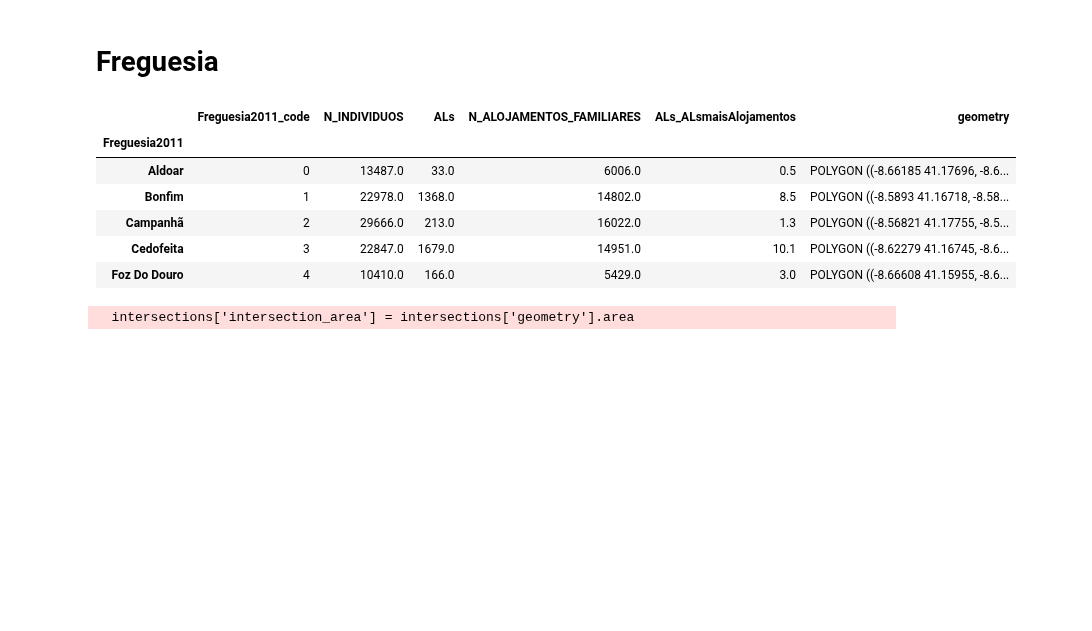
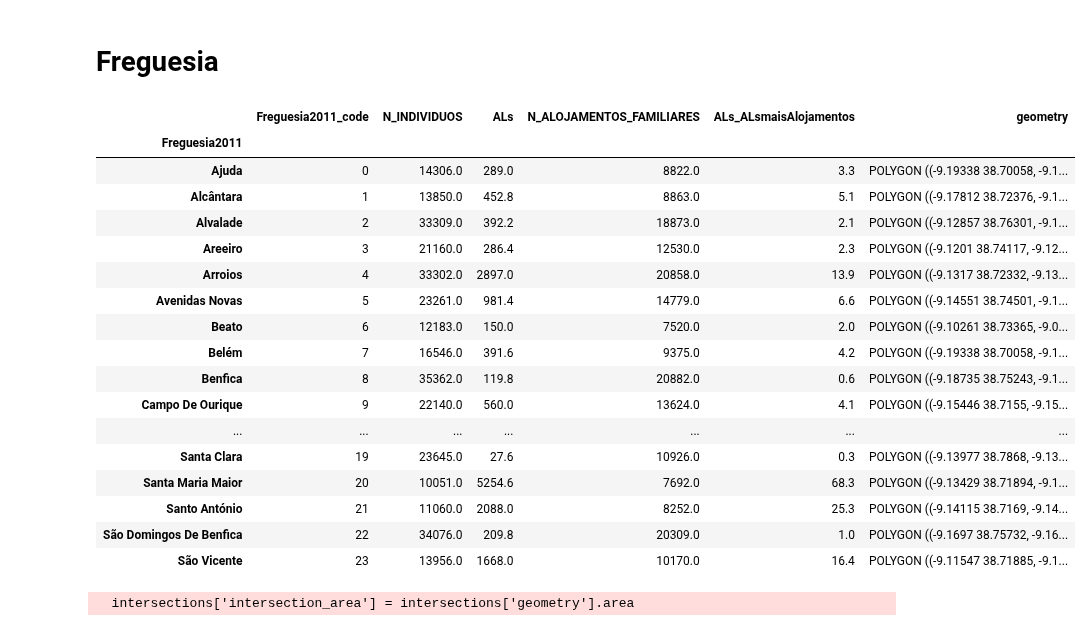
Before and after one commit to drowninginc/desalojamento, a Jupyter notebook: final_python/final.ipynb, the cells around one changed output. Drawn from its saved outputs; the diff is of its cells as text; code cells hidden in the pictures; blank space fills up the shorter version.

```diff
--- a/final_python/final.ipynb
+++ b/final_python/final.ipynb
@@ -17,8 +17,8 @@ import numpy as np
 tqdm.pandas()
 pd.set_option('display.max_columns', None)
 
-city = "Porto"
-#city = "Lisboa"
+#city = "Porto"
+city = "Lisbon"
 
 CAOP11 = gpd.read_file("data/freguesias/CAOP2011.shp")
 CAOP23 = gpd.read_file("data/freguesias/CAOP2023.shp")
@@ -27,7 +27,7 @@ if city == "Porto":
     CAOP = CAOP11[CAOP11["MUNICIPIO"] == "PORTO"][["FREGUESIA", "geometry"]]
     CAOP11 = CAOP11[CAOP11["MUNICIPIO"] == "PORTO"][["FREGUESIA", "geometry"]]
 
-elif city == "Lisboa":
+elif city == "Lisbon":
     CAOP11 = CAOP11[(CAOP11["MUNICIPIO"] == "LISBOA") & (CAOP11["TAA"] == "ÁREA PRINCIPAL")][["FREGUESIA", "geometry"]]
     CAOP = CAOP23[CAOP23["Municipio"] == "Lisboa"][["Freguesia", "geometry"]]
     CAOP = CAOP.rename(columns={"Municipio": "MUNICIPIO", "Freguesia": "FREGUESIA"})
@@ -39,7 +39,7 @@ if city == "Porto":
     airbnb = airbnb[airbnb["neighbourhood_group"] == "PORTO"]
     gdf = gpd.read_file('data/geojson/porto.geojson')
     joao = pd.read_csv("data/rnal/joao_rnal_porto.csv", sep=";")
-elif city == "Lisboa":
+elif city == "Lisbon":
     airbnb = pd.read_csv("data/airbnb/lisboa.csv")
     airbnb = airbnb[airbnb["neighbourhood_group"] == "Lisboa"]
     gdf = gpd.read_file('data/geojson/lisboa.geojson')
@@ -232,17 +242,28 @@ with open(f'output/{city}/al.json', 'w') as fp:
 # %%
 if city == "Porto":
     input_file = "data/censos/BGRI_porto.gpkg"
-elif city == "Lisboa":
+elif city == "Lisbon":
     input_file = "data/censos/BGRI_lisboa.gpkg"
 BGRI = gpd.read_file(input_file)
 BGRI = BGRI.to_crs("EPSG:4326")
 points_gdf = gpd.GeoDataFrame(rnal, geometry=gpd.points_from_xy(rnal['X'], rnal['Y']), crs="EPSG:4326")
 points_in_areas = gpd.sjoin(points_gdf, BGRI, how='left', predicate='within')
-point_counts = points_in_areas.groupby('BGRI2021').size().reset_index(name='ALs')
+
+# Define conditional counting logic
+points_in_areas['count'] = np.where(
+    points_in_areas['Modalidade'].isin(['EstabelecimentoHospedagem', 'EstabelecimentoHospedagemHostel']),
+    points_in_areas['NrUtentes'] / 5,
+    1
+)
+
+
+# Group by BGRI2021 and sum the counts
+point_counts = points_in_areas.groupby('BGRI2021')['count'].sum().reset_index(name='ALs')
+
 merged_df = pd.merge(BGRI, point_counts, on='BGRI2021', how='left')
 merged_df['ALs'] = merged_df['ALs'].fillna(0)
 merged_df['alojamentos'] = merged_df["N_ALOJAMENTOS_FAMILIARES"]
-merged_df["ALs_ALsmaisAlojamentos"] = round(merged_df["ALs"] / (merged_df["N_ALOJAMENTOS_FAMILIARES"] + merged_df["ALs"])*100,1)
+merged_df["ALs_ALsmaisAlojamentos"] = round(merged_df["ALs"] / (merged_df["N_ALOJAMENTOS_FAMILIARES"])*100,1)
 merged_df["ALs_ALsmaisAlojamentos"] = merged_df["ALs_ALsmaisAlojamentos"].fillna(0)
 
 
@@ -296,18 +346,29 @@ CAOPdf = CAOPdf.rename(columns={"FREGUESIA":"Freguesia2011"})
 CAOPdf = CAOPdf.set_index("Freguesia2011")
 
 freguesias21 = merged_df.groupby("Freguesia2011").agg({"Freguesia2011_code":"first", "N_INDIVIDUOS":'sum', "ALs":"sum", "N_ALOJAMENTOS_FAMILIARES":"sum"})
-freguesias21["ALs_ALsmaisAlojamentos"] = round(freguesias21["ALs"] / (freguesias21["N_ALOJAMENTOS_FAMILIARES"] + freguesias21["ALs"])*100,1)
+freguesias21["ALs_ALsmaisAlojamentos"] = round(freguesias21["ALs"] / (freguesias21["N_ALOJAMENTOS_FAMILIARES"])*100,1)
 freguesias21 = freguesias21.join(CAOPdf, on="Freguesia2011", how="left")
 # %%
-freguesias21.head()
+freguesias21.head(25)
 # %% [output]
 |  | Freguesia2011_code | N_INDIVIDUOS | ALs | N_ALOJAMENTOS_FAMILIARES | ALs_ALsmaisAlojamentos | geometry |
 | Freguesia2011 |  |  |  |  |  |  |
-| Aldoar | 0 | 13487.0 | 33.0 | 6006.0 | 0.5 | POLYGON ((-8.66185 41.17696, -8.6... |
-| Bonfim | 1 | 22978.0 | 1368.0 | 14802.0 | 8.5 | POLYGON ((-8.5893 41.16718, -8.58... |
-| Campanhã | 2 | 29666.0 | 213.0 | 16022.0 | 1.3 | POLYGON ((-8.56821 41.17755, -8.5... |
-| Cedofeita | 3 | 22847.0 | 1679.0 | 14951.0 | 10.1 | POLYGON ((-8.62279 41.16745, -8.6... |
-| Foz Do Douro | 4 | 10410.0 | 166.0 | 5429.0 | 3.0 | POLYGON ((-8.66608 41.15955, -8.6... |
+| Ajuda | 0 | 14306.0 | 289.0 | 8822.0 | 3.3 | POLYGON ((-9.19338 38.70058, -9.1... |
+| Alcântara | 1 | 13850.0 | 452.8 | 8863.0 | 5.1 | POLYGON ((-9.17812 38.72376, -9.1... |
+| Alvalade | 2 | 33309.0 | 392.2 | 18873.0 | 2.1 | POLYGON ((-9.12857 38.76301, -9.1... |
+| Areeiro | 3 | 21160.0 | 286.4 | 12530.0 | 2.3 | POLYGON ((-9.1201 38.74117, -9.12... |
+| Arroios | 4 | 33302.0 | 2897.0 | 20858.0 | 13.9 | POLYGON ((-9.1317 38.72332, -9.13... |
+| Avenidas Novas | 5 | 23261.0 | 981.4 | 14779.0 | 6.6 | POLYGON ((-9.14551 38.74501, -9.1... |
+| Beato | 6 | 12183.0 | 150.0 | 7520.0 | 2.0 | POLYGON ((-9.10261 38.73365, -9.0... |
+| Belém | 7 | 16546.0 | 391.6 | 9375.0 | 4.2 | POLYGON ((-9.19338 38.70058, -9.1... |
+| Benfica | 8 | 35362.0 | 119.8 | 20882.0 | 0.6 | POLYGON ((-9.18735 38.75243, -9.1... |
+| Campo De Ourique | 9 | 22140.0 | 560.0 | 13624.0 | 4.1 | POLYGON ((-9.15446 38.7155, -9.15... |
+| ... | ... | ... | ... | ... | ... | ... |
+| Santa Clara | 19 | 23645.0 | 27.6 | 10926.0 | 0.3 | POLYGON ((-9.13977 38.7868, -9.13... |
+| Santa Maria Maior | 20 | 10051.0 | 5254.6 | 7692.0 | 68.3 | POLYGON ((-9.13429 38.71894, -9.1... |
+| Santo António | 21 | 11060.0 | 2088.0 | 8252.0 | 25.3 | POLYGON ((-9.14115 38.7169, -9.14... |
+| São Domingos De Benfica | 22 | 34076.0 | 209.8 | 20309.0 | 1.0 | POLYGON ((-9.1697 38.75732, -9.16... |
+| São Vicente | 23 | 13956.0 | 1668.0 | 10170.0 | 16.4 | POLYGON ((-9.11547 38.71885, -9.1... |
 # %%
 if city == "Porto":
     input_file = "data/censos/BGRI2011_porto.gpkg"
```
Also changed, not shown: parts of 16 cells of this notebook, 18 other files.
